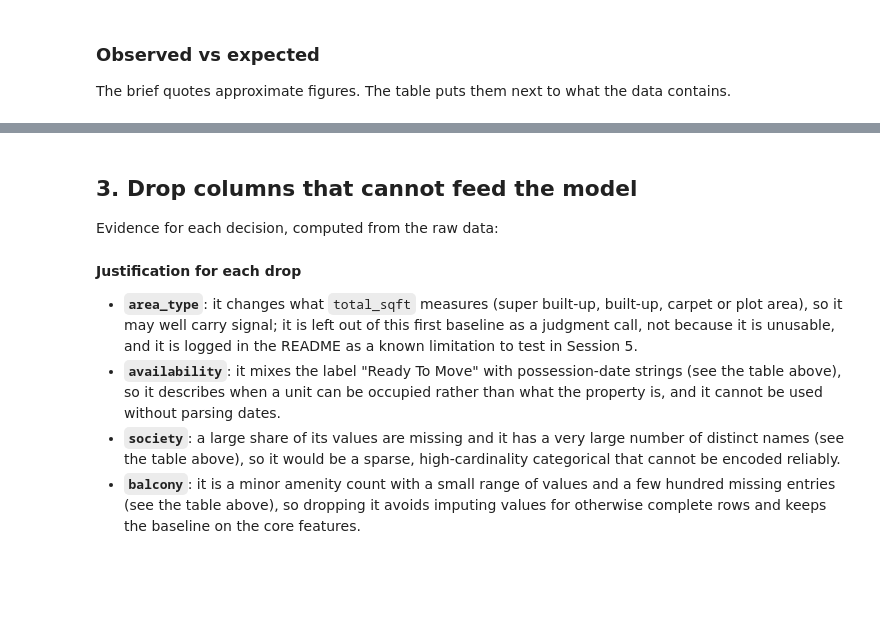
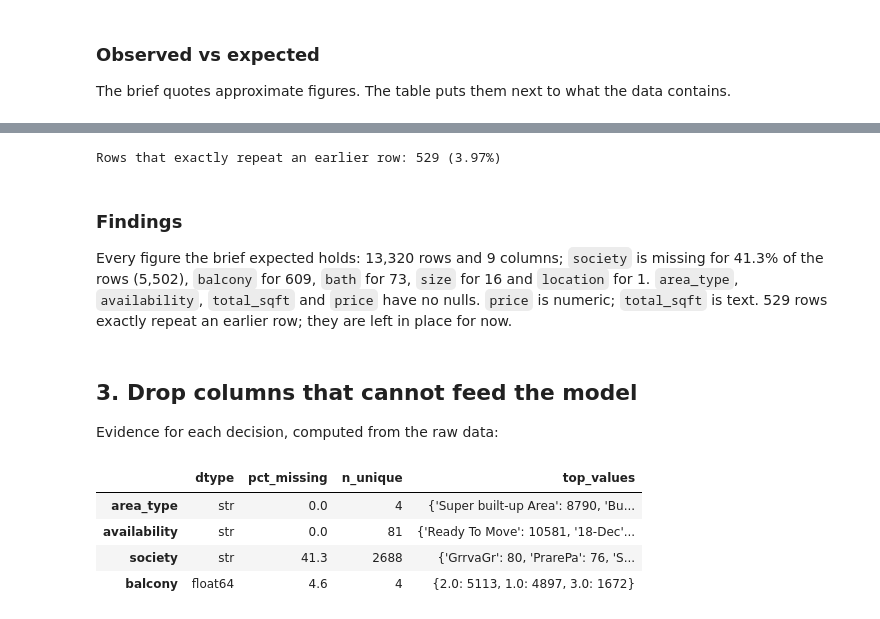
Before and after one commit to shivam-jund/bengaluru-house-price-prediction, a Jupyter notebook: model/price_prediction.ipynb, the cells around one changed output, grey strips where cells are left out. Cells and saved outputs as stored; diff of their text form; code cells hidden in the pictures; blank space fills up the shorter version.

```diff
--- a/model/price_prediction.ipynb
+++ b/model/price_prediction.ipynb
@@ -80,4 +135,0 @@ pd.DataFrame({
-# %% [markdown]
-## 3. Drop columns that cannot feed the model
-
-Evidence for each decision, computed from the raw data:
@@ -95,28 +136,32 @@ with pd.option_context("display.max_colwidth", None):
+# %%
+# Observation only: nothing is removed in this session.
+n_repeats = int(df_raw.duplicated().sum())
+print(f"Rows that exactly repeat an earlier row: {n_repeats:,} ({n_repeats / len(df_raw):.2%})")
+# %% [output]
+Rows that exactly repeat an earlier row: 529 (3.97%)
+# %% [markdown]
+### Findings
+
+Every figure the brief expected holds: 13,320 rows and 9 columns; `society` is missing for 41.3% of the rows (5,502), `balcony` for 609, `bath` for 73, `size` for 16 and `location` for 1. `area_type`, `availability`, `total_sqft` and `price` have no nulls. `price` is numeric; `total_sqft` is text. 529 rows exactly repeat an earlier row; they are left in place for now.
 # %% [markdown]
-**Justification for each drop**
+## 3. Drop columns that cannot feed the model
 
-- **`area_type`**: it changes what `total_sqft` measures (super built-up, built-up, carpet or plot area), so it may well carry signal; it is left out of this first baseline as a judgment call, not because it is unusable, and it is logged in the README as a known limitation to test in Session 5.
-- **`availability`**: it mixes the label "Ready To Move" with possession-date strings (see the table above), so it describes when a unit can be occupied rather than what the property is, and it cannot be used without parsing dates.
-- **`society`**: a large share of its values are missing and it has a very large number of distinct names (see the table above), so it would be a sparse, high-cardinality categorical that cannot be encoded reliably.
-- **`balcony`**: it is a minor amenity count with a small range of values and a few hundred missing entries (see the table above), so dropping it avoids imputing values for otherwise complete rows and keeps the baseline on the core features.
+Evidence for each decision, computed from the raw data:
 # %%
-decision_log = []
+DROP_COLS = ["area_type", "availability", "society", "balcony"]
 
-
-def log_step(decision, why, rows_before, rows_after):
-    decision_log.append(
-        {"decision": decision, "why": why, "rows_before": rows_before, "rows_after": rows_after}
-    )
-
-
-df = df_raw.drop(columns=DROP_COLS)
-assert len(df) == len(df_raw)  # dropping columns never removes rows
-
-log_step("Drop `area_type`", "Judgment call: changes what `total_sqft` measures; re-test in Session 5",
-         len(df_raw), len(df))
-log_step("Drop `availability`", "Possession label/date, not a property attribute", len(df_raw), len(df))
-log_step("Drop `society`", "Large share missing and very high-cardinality", len(df_raw), len(df))
-log_step("Drop `balcony`", "Minor amenity count; avoids imputing", len(df_raw), len(df))
-
-df.shape
+evidence = pd.DataFrame({
+    "dtype": df_raw[DROP_COLS].dtypes.astype(str),
+    "pct_missing": (df_raw[DROP_COLS].isnull().mean() * 100).round(1),
+    "n_unique": df_raw[DROP_COLS].nunique(),
+    "top_values": pd.Series({c: df_raw[c].value_counts().head(3).to_dict() for c in DROP_COLS}),
+})
+with pd.option_context("display.max_colwidth", None):
+    display(evidence)
+# %% [output]
+|  | dtype | pct_missing | n_unique | top_values |
+| area_type | str | 0.0 | 4 | {'Super built-up Area': 8790, 'Bu... |
+| availability | str | 0.0 | 81 | {'Ready To Move': 10581, '18-Dec'... |
+| society | str | 41.3 | 2688 | {'GrrvaGr': 80, 'PrarePa': 76, 'S... |
+| balcony | float64 | 4.6 | 4 | {2.0: 5113, 1.0: 4897, 3.0: 1672} |
 # %% [markdown]
```
Also changed, not shown: parts of 42 cells of this notebook, 1 other file.
